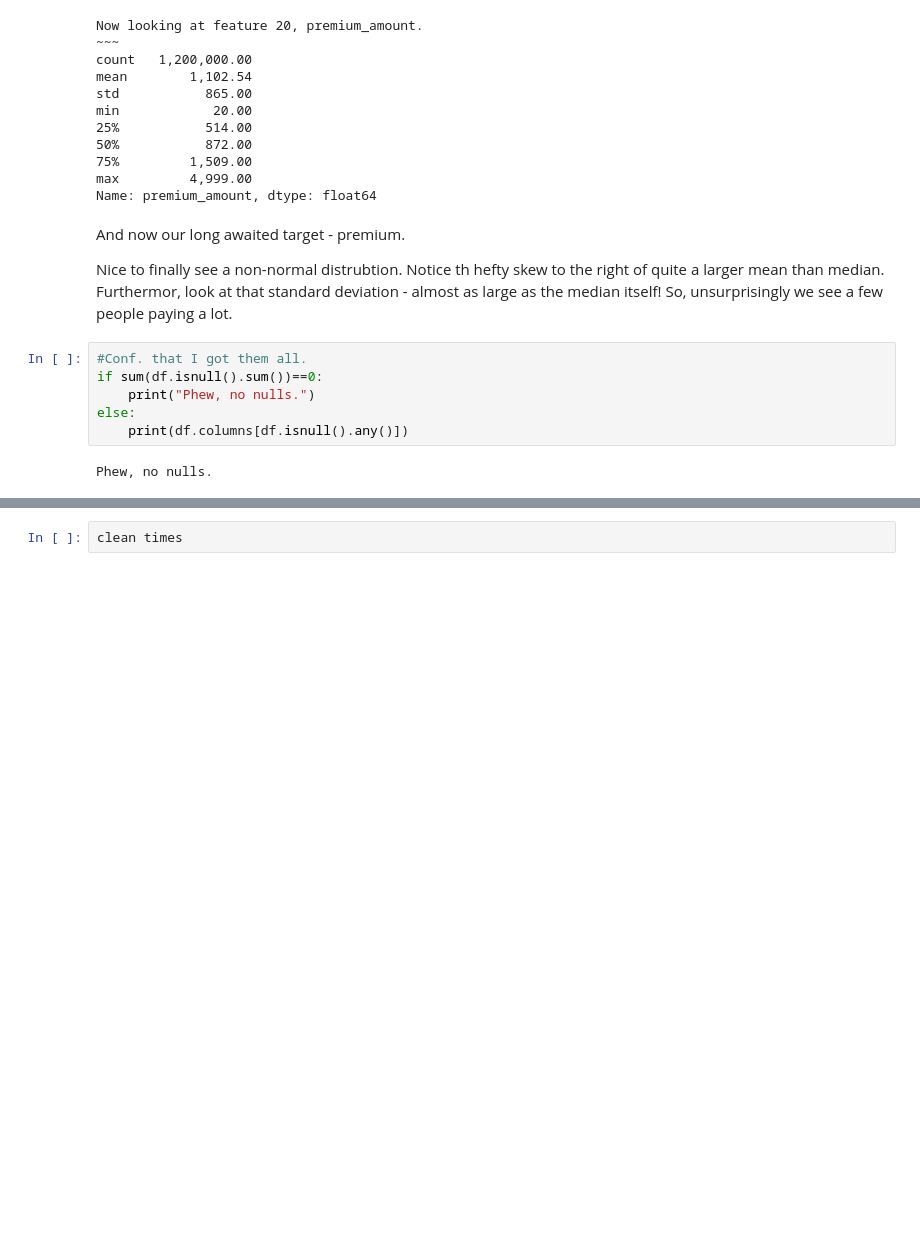
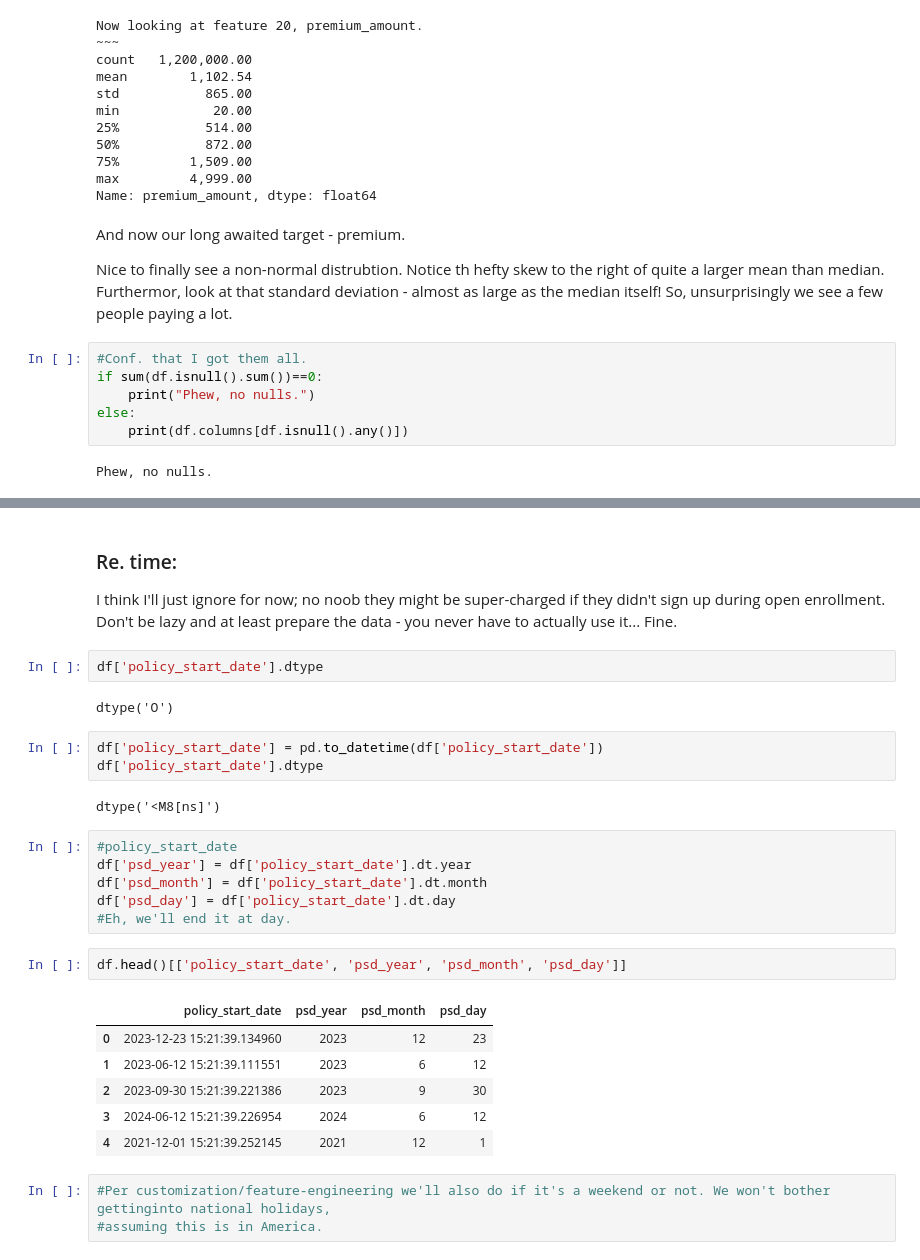
Before and after one commit to bwolff26/premium, a Jupyter notebook: code/ceda_i.ipynb, the cells around one changed output, grey strips where cells are left out. Drawn from its saved outputs; the diff is of its cells as text; blank space fills up the shorter version.

```diff
--- a/code/ceda_i.ipynb
+++ b/code/ceda_i.ipynb
@@ -798,2 +797,31 @@ stop
-# %%
-clean times
+# %% [markdown]
+### Re. time:
+
+I think I'll just ignore for now; no noob they might be super-charged if they didn't sign up during open enrollment. Don't be lazy and at least prepare the data - you never have to actually use it... Fine.
+# %%
+df['policy_start_date'].dtype
+# %% [output]
+dtype('O')
+# %%
+df['policy_start_date'] = pd.to_datetime(df['policy_start_date'])
+df['policy_start_date'].dtype
+# %% [output]
+dtype('<M8[ns]')
+# %%
+#policy_start_date
+df['psd_year'] = df['policy_start_date'].dt.year
+df['psd_month'] = df['policy_start_date'].dt.month
+df['psd_day'] = df['policy_start_date'].dt.day
+#Eh, we'll end it at day.
+# %%
+df.head()[['policy_start_date', 'psd_year', 'psd_month', 'psd_day']]
+# %% [output]
+|  | policy_start_date | psd_year | psd_month | psd_day |
+| 0 | 2023-12-23 15:21:39.134960 | 2023 | 12 | 23 |
+| 1 | 2023-06-12 15:21:39.111551 | 2023 | 6 | 12 |
+| 2 | 2023-09-30 15:21:39.221386 | 2023 | 9 | 30 |
+| 3 | 2024-06-12 15:21:39.226954 | 2024 | 6 | 12 |
+| 4 | 2021-12-01 15:21:39.252145 | 2021 | 12 | 1 |
+# %%
+#Per customization/feature-engineering we'll also do if it's a weekend or not. We won't bother gettinginto national holidays,
+#assuming this is in America.
```
Also changed, not shown: parts of 19 cells of this notebook.
